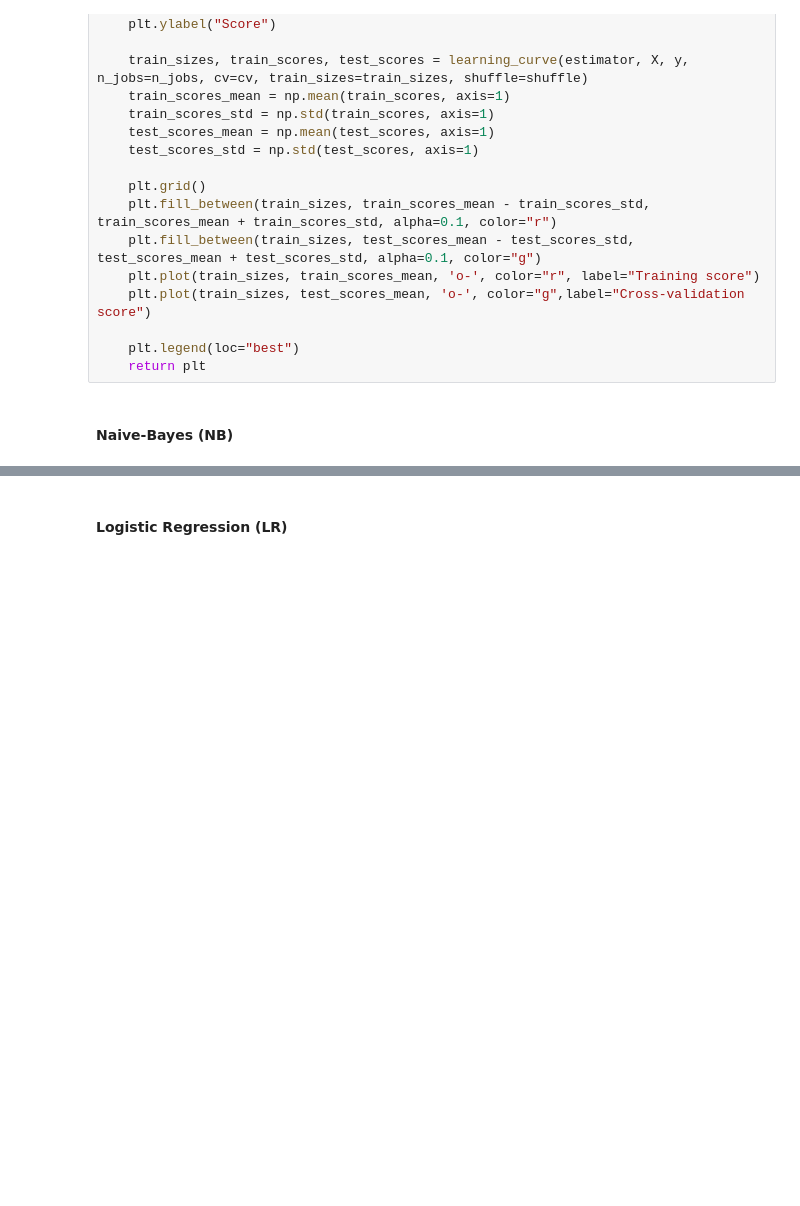
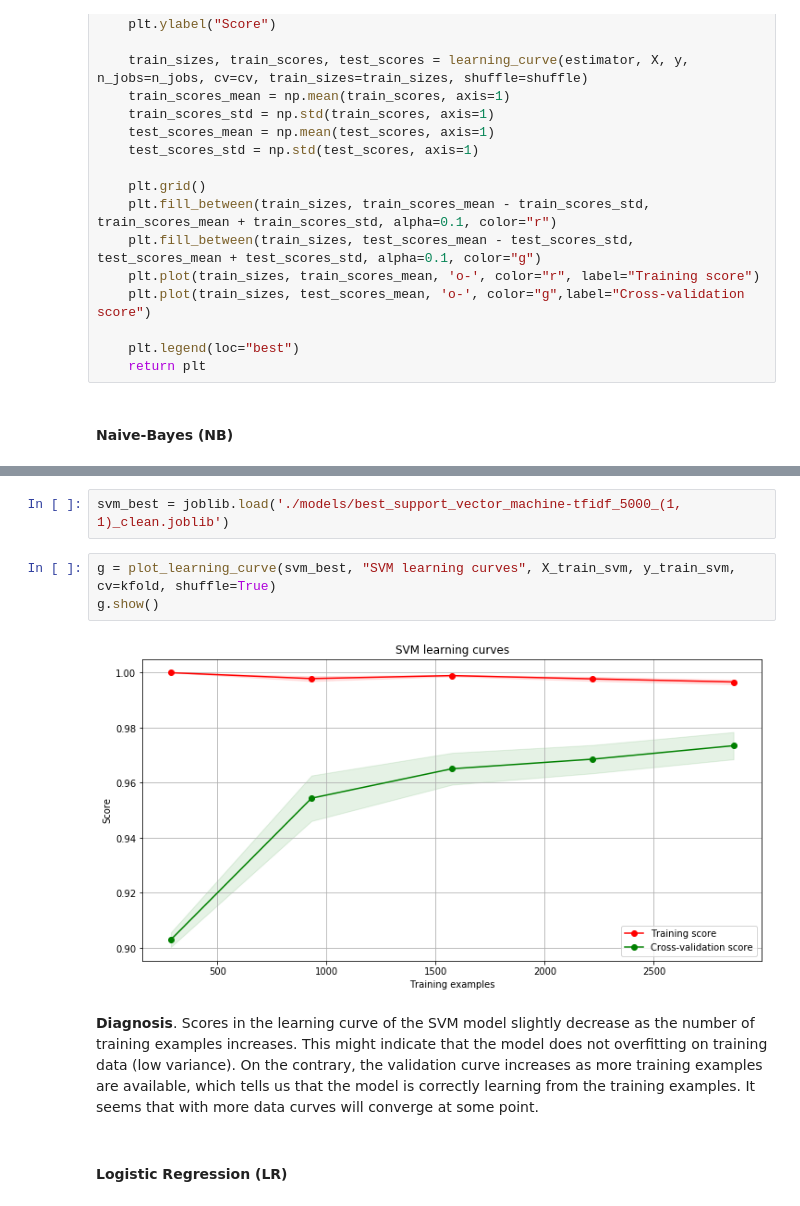
Before and after one commit to joausaga/impact-classifier, a Jupyter notebook: 1.impact_classifier.ipynb, the cells around one changed output, grey strips where cells are left out. Saved outputs shown, nothing was run; the diff lists cells and outputs as text; blank space fills up the shorter version.

```diff
--- a/1.impact_classifier.ipynb
+++ b/1.impact_classifier.ipynb
@@ -682,2 +576,11 @@ g.show()
+# %%
+svm_best = joblib.load('./models/best_support_vector_machine-tfidf_5000_(1, 1)_clean.joblib')
+# %%
+g = plot_learning_curve(svm_best, "SVM learning curves", X_train_svm, y_train_svm, cv=kfold, shuffle=True)
+g.show()
+# %% [output]
+[figure, added]
+# %% [markdown]
+**Diagnosis**. Scores in the learning curve of the SVM model slightly decrease as the number of training examples increases. This might indicate that the model does not overfitting on training data (low variance). On the contrary, the validation curve increases as more training examples are available, which tells us that the model is correctly learning from the training examples. It seems that with more data curves will converge at some point.
 # %% [markdown]
 #### **Logistic Regression (LR)**
```
Also changed, not shown: parts of 41 cells of this notebook.
